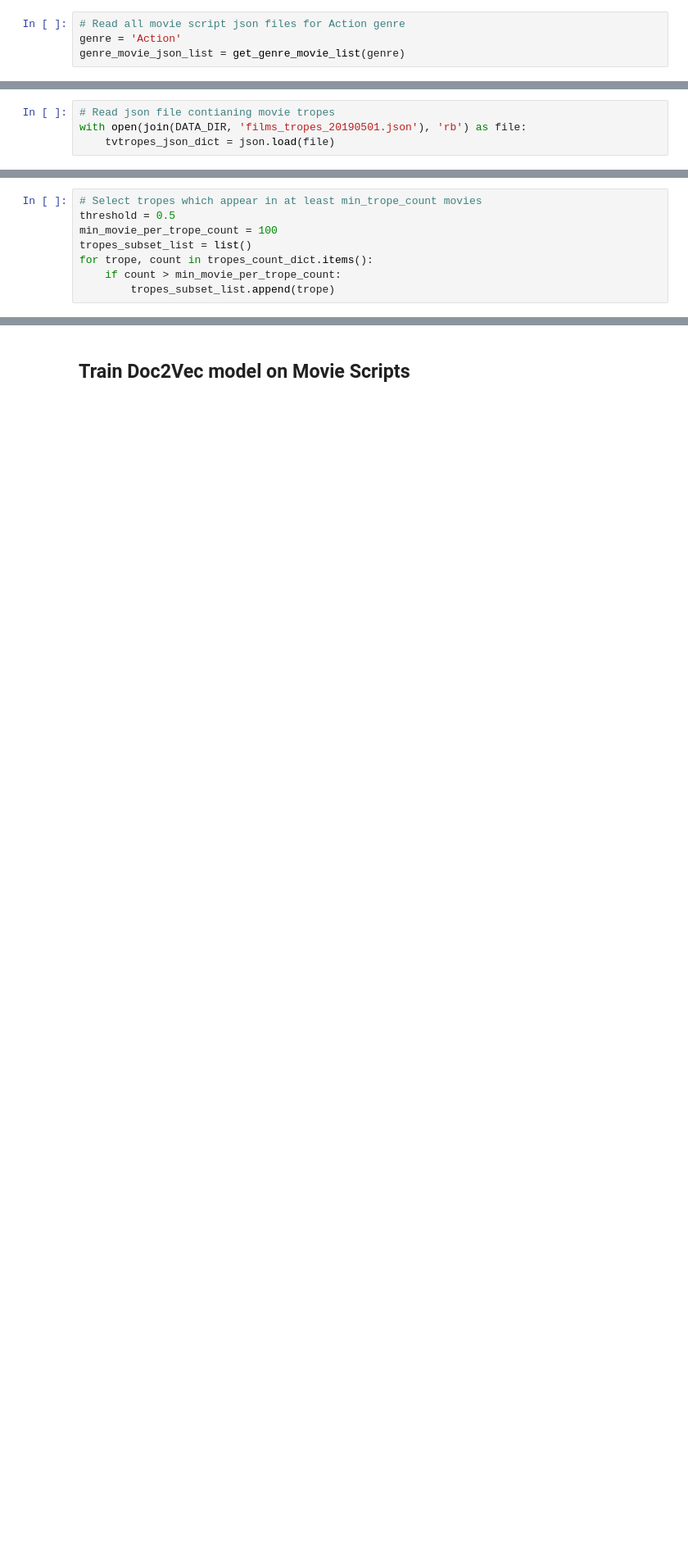
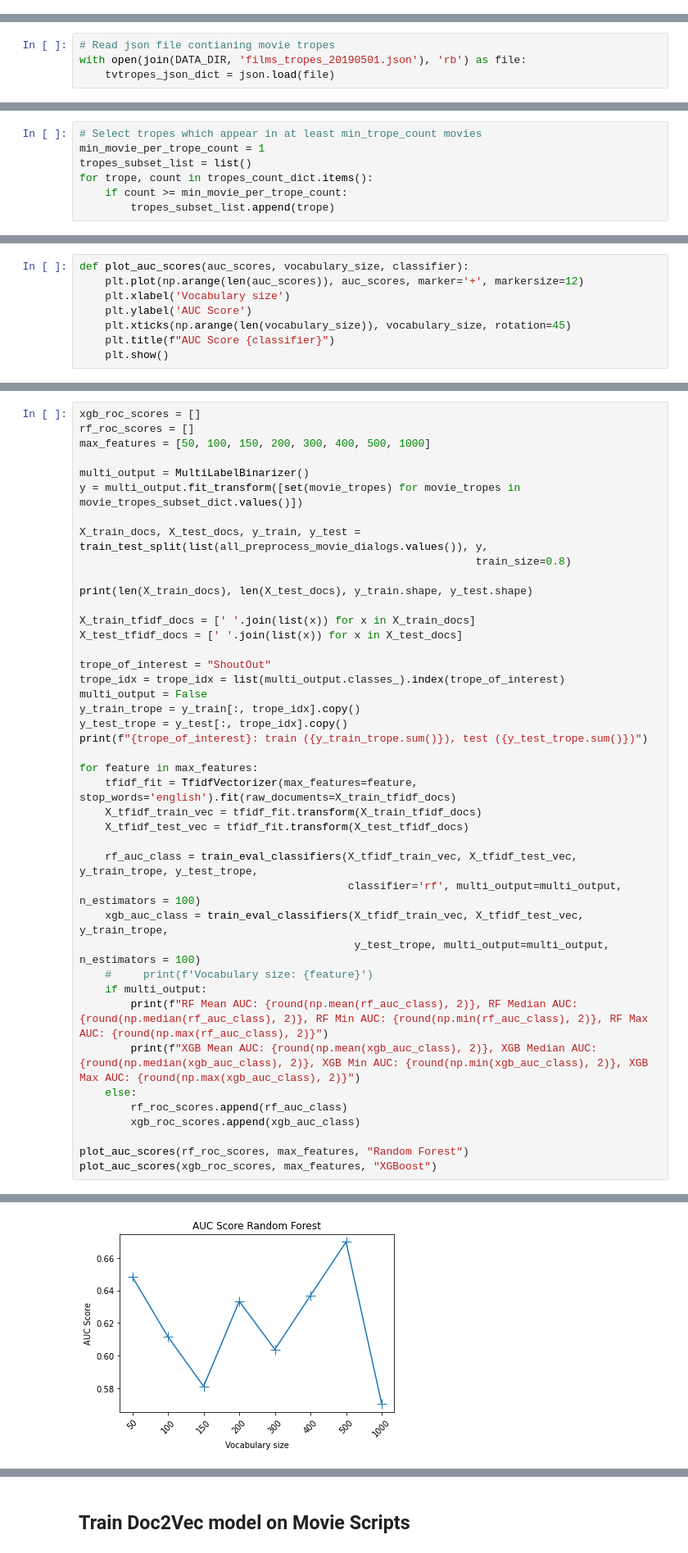
Before and after one commit to mandarsc/TropeAnalysis, a Jupyter notebook: Movie script doc2vec.ipynb, the cells around one changed output, grey strips where cells are left out. Shown: that part at 82% size. Cells and saved outputs as stored; diff of their text form; blank space fills up the shorter version.

Commit message:
Adding code to train classifier for each trope

```diff
--- a/Movie script doc2vec.ipynb
+++ b/Movie script doc2vec.ipynb
@@ -92,7 +97,3 @@ def parse_movie_dialog_data(movie_json_data: List[List[Dict[str, str]]],
     movie_info_dict['actor_dialog_count'] = dialogs_per_character
     movie_info_dict['dialogs'] = ' '.join(movie_dialogs)
     return movie_info_dict
-# %%
-# Read all movie script json files for Action genre
-genre = 'Action'
-genre_movie_json_list = get_genre_movie_list(genre)
@@ -152,10 +165,9 @@ tropes_count_dict = Counter(unique_tropes_set)
 # %%
 # Select tropes which appear in at least min_trope_count movies
-threshold = 0.5
-min_movie_per_trope_count = 100
+min_movie_per_trope_count = 1
 tropes_subset_list = list()
 for trope, count in tropes_count_dict.items():
-    if count > min_movie_per_trope_count:
+    if count >= min_movie_per_trope_count:
         tropes_subset_list.append(trope)
 # %%
 print(f'Number of tropes present in at least {min_movie_per_trope_count} movies: {len(tropes_subset_list)}')
@@ -163,0 +199,8 @@ Number of tropes present in at least 100 movies: 5
+# %%
+def plot_auc_scores(auc_scores, vocabulary_size, classifier):
+    plt.plot(np.arange(len(auc_scores)), auc_scores, marker='+', markersize=12)
+    plt.xlabel('Vocabulary size')
+    plt.ylabel('AUC Score')
+    plt.xticks(np.arange(len(vocabulary_size)), vocabulary_size, rotation=45)
+    plt.title(f"AUC Score {classifier}")
+    plt.show()
@@ -188,0 +232,43 @@ timemachinethe has no tropes in json file
+# %%
+xgb_roc_scores = []
+rf_roc_scores = []
+max_features = [50, 100, 150, 200, 300, 400, 500, 1000]
+
+multi_output = MultiLabelBinarizer()
+y = multi_output.fit_transform([set(movie_tropes) for movie_tropes in movie_tropes_subset_dict.values()])
+
+X_train_docs, X_test_docs, y_train, y_test = train_test_split(list(all_preprocess_movie_dialogs.values()), y,
+                                                              train_size=0.8)
+
+print(len(X_train_docs), len(X_test_docs), y_train.shape, y_test.shape)
+
+X_train_tfidf_docs = [' '.join(list(x)) for x in X_train_docs]
+X_test_tfidf_docs = [' '.join(list(x)) for x in X_test_docs]
+
+trope_of_interest = "ShoutOut"
+trope_idx = trope_idx = list(multi_output.classes_).index(trope_of_interest)
+multi_output = False
+y_train_trope = y_train[:, trope_idx].copy()
+y_test_trope = y_test[:, trope_idx].copy()
+print(f"{trope_of_interest}: train ({y_train_trope.sum()}), test ({y_test_trope.sum()})")
+
+for feature in max_features:
+    tfidf_fit = TfidfVectorizer(max_features=feature, stop_words='english').fit(raw_documents=X_train_tfidf_docs)
+    X_tfidf_train_vec = tfidf_fit.transform(X_train_tfidf_docs)
+    X_tfidf_test_vec = tfidf_fit.transform(X_test_tfidf_docs)
+
+    rf_auc_class = train_eval_classifiers(X_tfidf_train_vec, X_tfidf_test_vec, y_train_trope, y_test_trope,
+                                          classifier='rf', multi_output=multi_output, n_estimators = 100)
+    xgb_auc_class = train_eval_classifiers(X_tfidf_train_vec, X_tfidf_test_vec, y_train_trope,
+                                           y_test_trope, multi_output=multi_output, n_estimators = 100)
+    #     print(f'Vocabulary size: {feature}')
+    if multi_output:
+        print(f"RF Mean AUC: {round(np.mean(rf_auc_class), 2)}, RF Median AUC: {round(np.median(rf_auc_class), 2)}, RF Min AUC: {round(np.min(rf_auc_class), 2)}, RF Max AUC: {round(np.max(rf_auc_class), 2)}")
+        print(f"XGB Mean AUC: {round(np.mean(xgb_auc_class), 2)}, XGB Median AUC: {round(np.median(xgb_auc_class), 2)}, XGB Min AUC: {round(np.min(xgb_auc_class), 2)}, XGB Max AUC: {round(np.max(xgb_auc_class), 2)}")
+    else:
+        rf_roc_scores.append(rf_auc_class)
+        xgb_roc_scores.append(xgb_auc_class)
+
+plot_auc_scores(rf_roc_scores, max_features, "Random Forest")
+plot_auc_scores(xgb_roc_scores, max_features, "XGBoost")
+# %% [output]
@@ -188,0 +277 @@ timemachinethe has no tropes in json file
+[figure, added]
```
Also changed, not shown: parts of 39 cells of this notebook.
